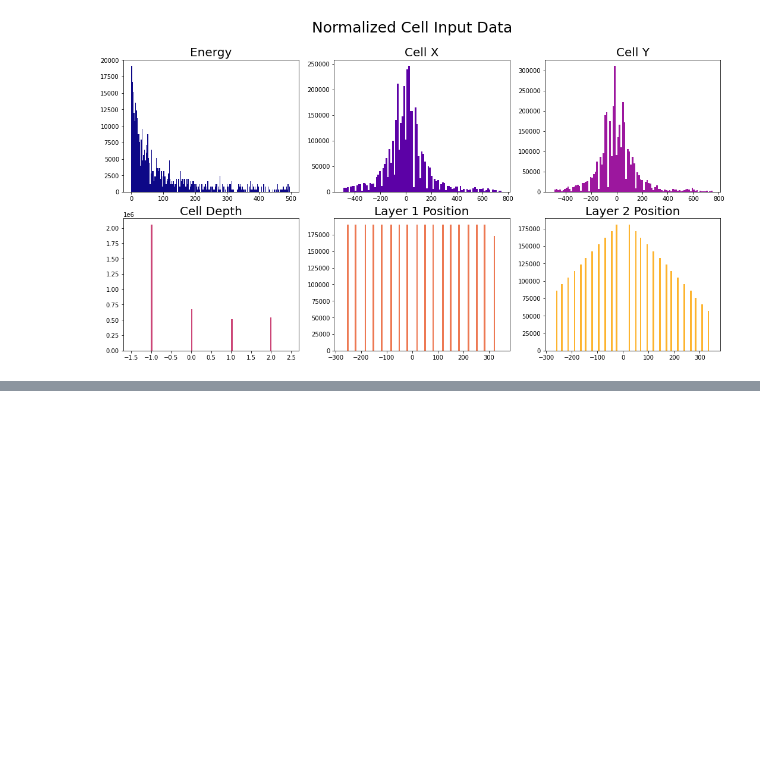
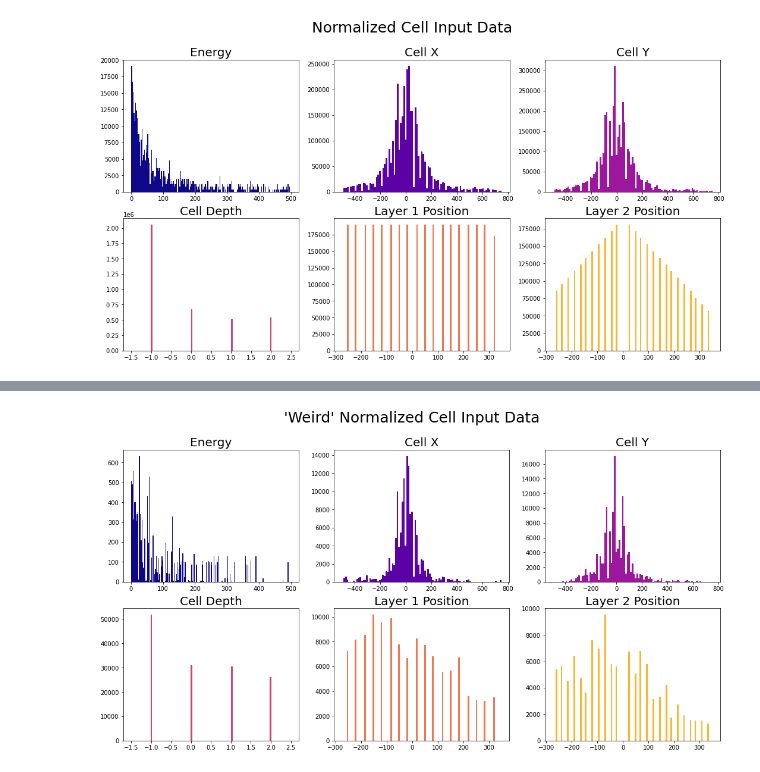
Before and after one commit to eiccodesign/regressiononly, a Jupyter notebook: H5_Towards_Codesign.ipynb, the cells around one changed output, grey strips where cells are left out. Cells and saved outputs as stored; diff of their text form; code cells hidden in the pictures; blank space fills up the shorter version.

```diff
--- a/H5_Towards_Codesign.ipynb
+++ b/H5_Towards_Codesign.ipynb
@@ -193,3 +212,24 @@ plt.savefig("Prediction_Test.pdf")
+# %%
+cm = plt.cm.get_cmap('plasma')
+cell_vars = ["Energy","Cell X","Cell Y","Cell Depth","Layer 1 Position", "Layer 2 Position"]
+bins = [np.linspace(0.01,500,200),np.linspace(-500,751,100),
+        np.linspace(-500,751,100),np.linspace(-1.5,2.5,100),
+        np.linspace(-275,350,100),np.linspace(-275,350,100)]
+data=[]
+weird_data=X_test[mask]
+fig = plt.figure(figsize=(18,9))
+#plt.subplots_adjust(left=None, bottom=1, right=None, top=1.5, wspace=None, hspace=None)
+for i in range(images.shape[1]):
+    ax = plt.subplot(2, 3, i+1)
+    data.insert(i,np.ravel(weird_data[:,i,:]))
+    data[i] = data[i][data[i]!=0]
+    plt.hist(data[i],bins=bins[i],color=cm(i/images.shape[1]))
+    plt.title("%s"%(cell_vars[i]),fontsize=20)
+    plt.suptitle("'Weird' Normalized Cell Input Data",fontsize=25)
+plt.savefig("weird_Cell_Data.pdf")
+    #plt.xlabel('%s [Normalized]'%(cell_vars[i]),fontsize=15)
+# %% [output]
+[figure, added]
 # %%
 plt.figure(figsize=(14,10))
 plt.plot(the_fit.history['loss'])
```
Also changed, not shown: parts of 8 cells of this notebook.
